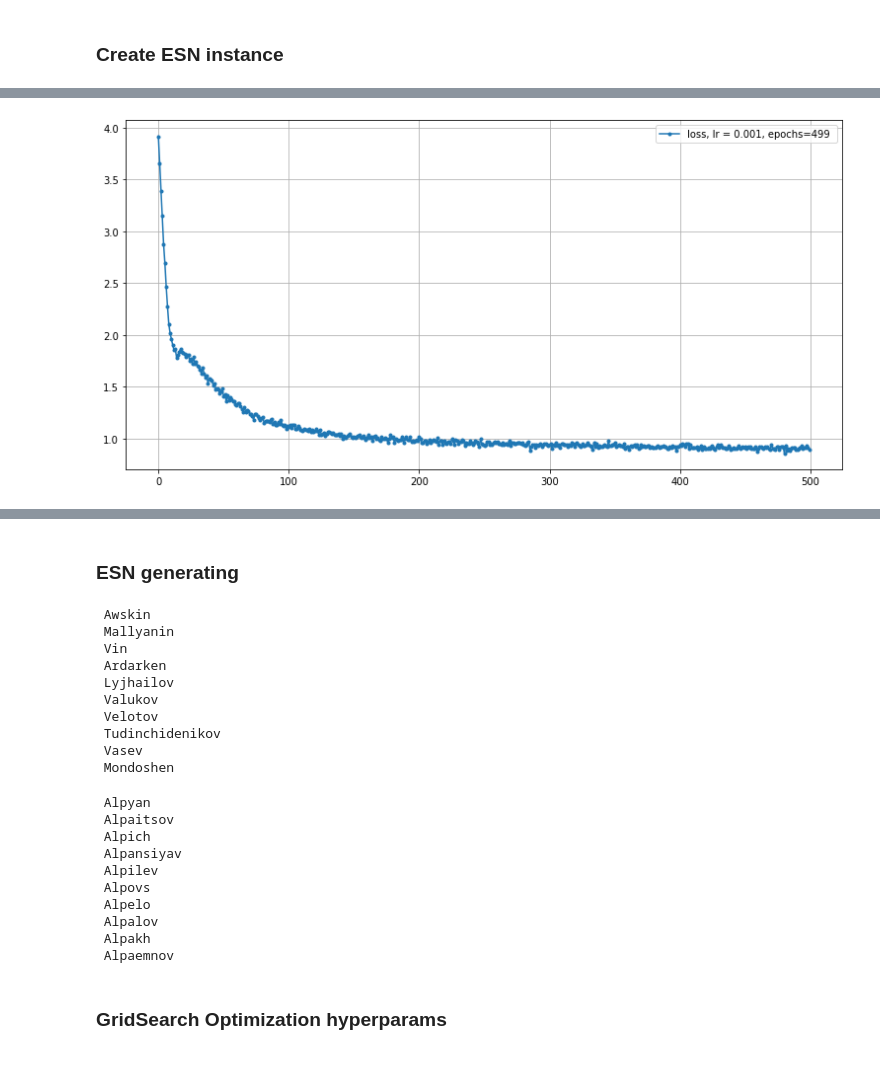
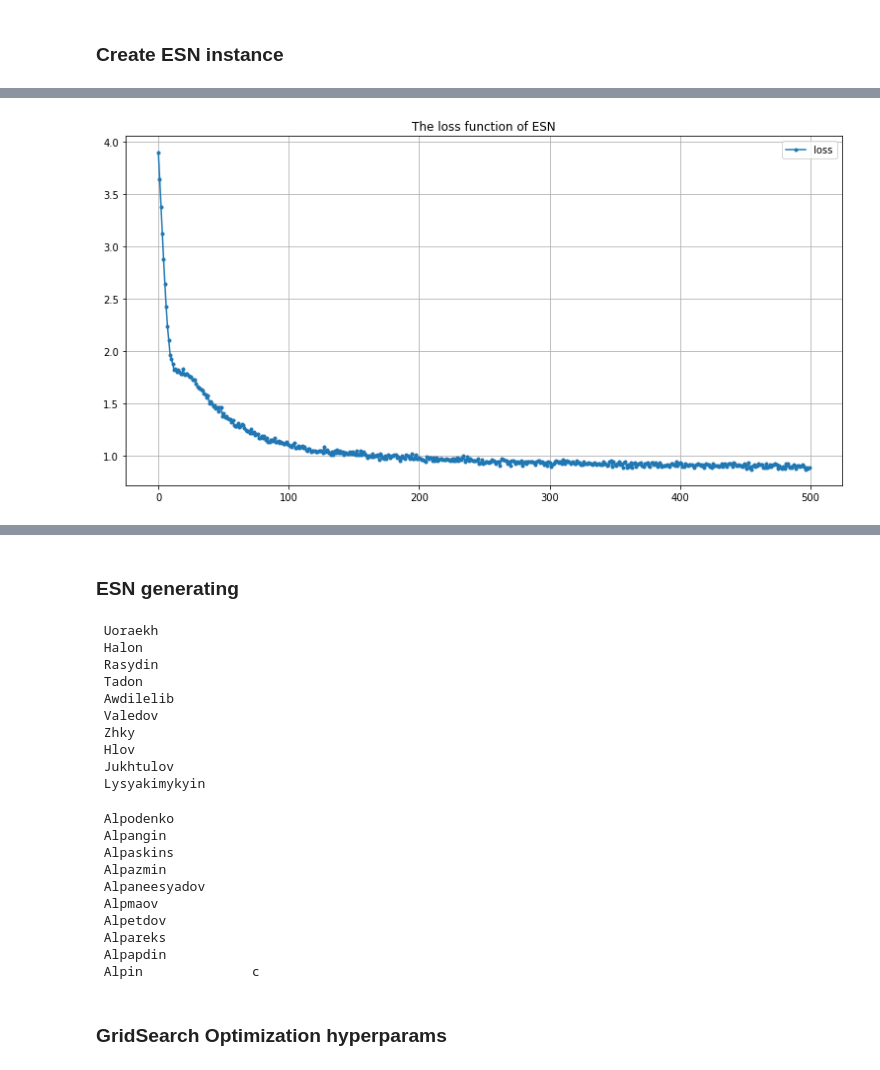
Before and after one commit to VirtualRoyalty/TextGenESN, a Jupyter notebook: TextGenESN.ipynb, the cells around one changed output, grey strips where cells are left out. Drawn from its saved outputs; the diff is of its cells as text; code cells hidden in the pictures.

```diff
--- a/TextGenESN.ipynb
+++ b/TextGenESN.ipynb
@@ -90,9 +82,9 @@ n_in             = len(tokens)
 n_res            = 400
 lin_size         = 64
 leaking_rate     = 0.9
-ro_hidden_layers = 4
+ro_hidden_layers = 1
 spec_radius      = 0.99
-density          = 0.01
+density          = 0.05
 
 
 net = esn.GenESN(n_in=n_in, n_res=n_res , n_out=n_in,
@@ -102,6 +94,7 @@ net = esn.GenESN(n_in=n_in, n_res=n_res , n_out=n_in,
                  lin_size=lin_size,
                  density=density,
                  device=device)
+
 net.to(device)
 print(net)
 # %% [output]
@@ -123,19 +116,20 @@ history      = []
 # %%
 %%time
 train = imp.reload(train)
 
 n_epoch    = 500
 batch_size = 300
 
 train.trainESN(net,
                data=names,
                tokens=tokens,
                token_to_id=token_to_id,
                max_length=MAX_LENGTH,
                n_epoch=n_epoch,
                batch_size=batch_size,
                opt=opt,
                lr_scheduler=lr_scheduler,
-               history=history)
+               history=history,
+               legend=False)
 # %% [output]
-[figure, old version]
+[figure, new version]
@@ -154,16 +148,16 @@ for _ in range(10):
                               temperature=0.9,
                               seed_phrase=' '))
 # %% [output]
- Awskin
- Mallyanin
- Vin
- Ardarken
- Lyjhailov
- Valukov
- Velotov
- Tudinchidenikov
- Vasev
- Mondoshen
+ Uoraekh
+ Halon
+ Rasydin
+ Tadon
+ Awdilelib
+ Valedov
+ Zhky
+ Hlov
+ Jukhtulov
+ Lysyakimykyin
 # %%
 for _ in range(10):
     print(gen.generate_sample(net,
@@ -173,16 +167,16 @@ for _ in range(10):
                               temperature=0.95,
                               seed_phrase=' Alp'))
 # %% [output]
- Alpyan
- Alpaitsov
- Alpich
- Alpansiyav
- Alpilev
- Alpovs
- Alpelo
- Alpalov
- Alpakh
- Alpaemnov
+ Alpodenko
+ Alpangin
+ Alpaskins
+ Alpazmin
+ Alpaneesyadov
+ Alpmaov
+ Alpetdov
+ Alpareks
+ Alpapdin
+ Alpin              c
 # %% [markdown]
 ### GridSearch Optimization hyperparams
 # %%
```
Also changed, not shown: parts of 31 cells of this notebook, 5 other files.
